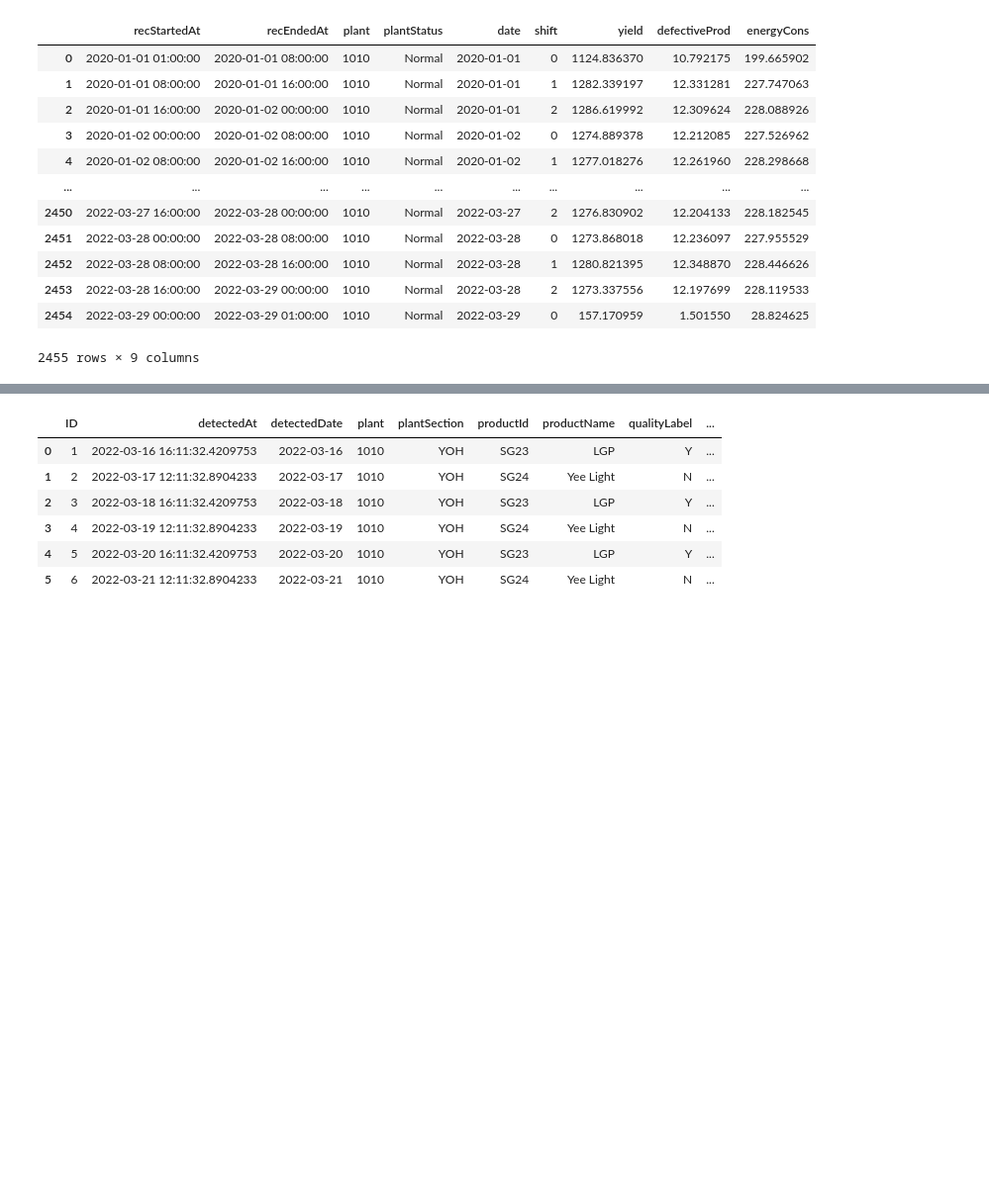
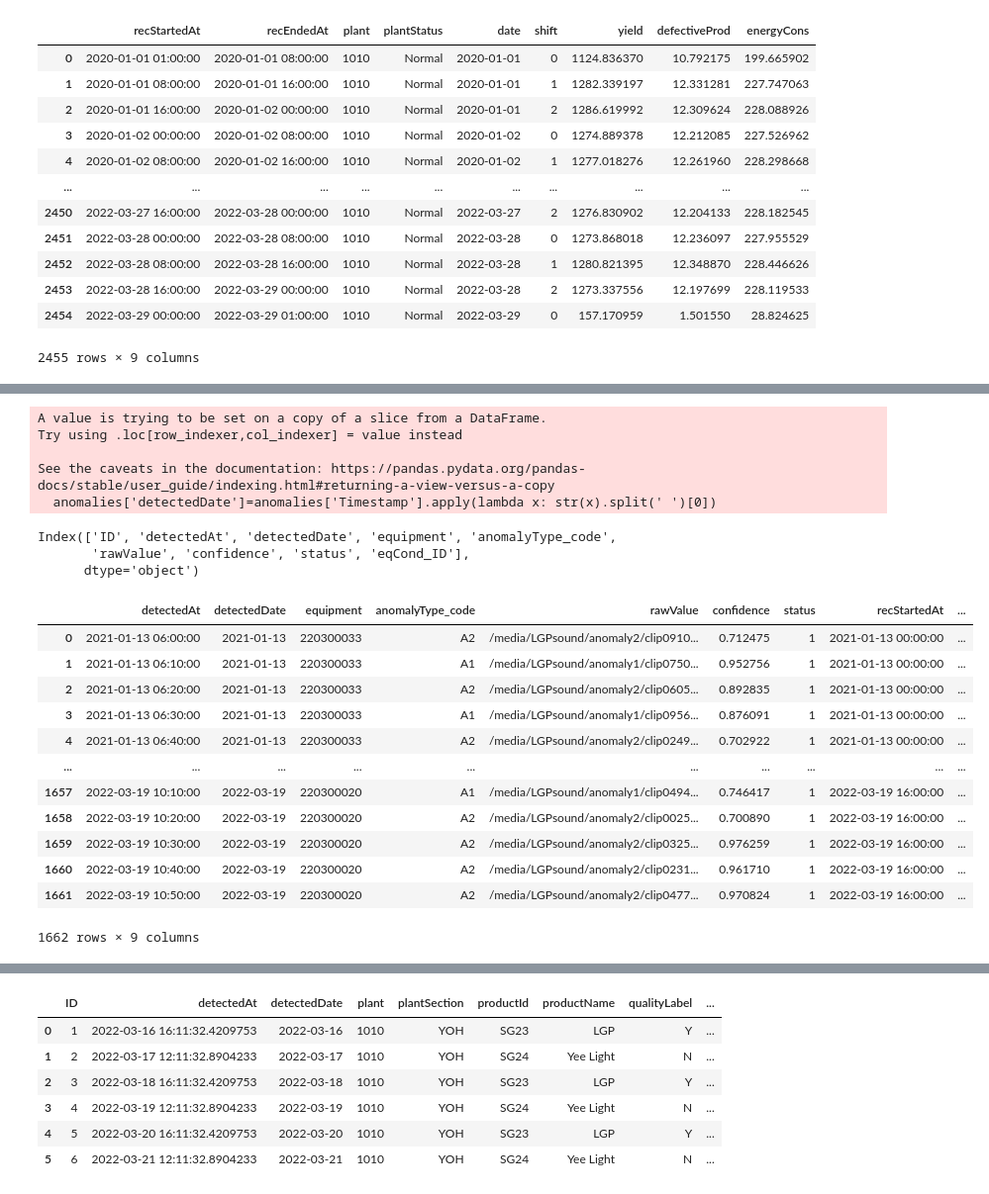
Before and after one commit to SAP-samples/btp-ai-sustainability-bootcamp, a Jupyter notebook: src/data-simulation/app_data_prep.ipynb, the cells around one changed output, grey strips where cells are left out. Shown at 99% size. Cells and saved outputs as stored; diff of their text form; code cells hidden in the pictures; blank space fills up the shorter version.

Commit message:
add sound anomalies csv records

```diff
--- a/src/data-simulation/app_data_prep.ipynb
+++ b/src/data-simulation/app_data_prep.ipynb
@@ -197,0 +240,73 @@ out1.to_csv(out1_path,index=False,sep=';')
+# %%
+anomalies['detectedDate']=anomalies['Timestamp'].apply(lambda x: str(x).split(' ')[0])
+# %% [output]
+A value is trying to be set on a copy of a slice from a DataFrame.
+Try using .loc[row_indexer,col_indexer] = value instead
+
+See the caveats in the documentation: https://pandas.pydata.org/pandas-docs/stable/user_guide/indexing.html#returning-a-view-versus-a-copy
+  anomalies['detectedDate']=anomalies['Timestamp'].apply(lambda x: str(x).split(' ')[0])
+# %%
+###V1
+import glob
+import random
+
+sound_list=glob.glob('../ai-models/predictive-maintenance/LGPsound/anomaly*/*.wav')
+
+detectedAt=[]
+detectedDate=[]
+equipment=[]
+rawValue=[]
+
+for idx,row in anomalies.iterrows():
+    for t in range(0,6):
+
+        clip='/'.join(random.choice(sound_list).split('/')[-2:])
+        rawValue.append('/media/LGPsound/{}'.format(clip))
+        detectedAt.append(row['Timestamp']+timedelta(minutes=10*t))
+        detectedDate.append(row['detectedDate'])
+        equipment.append(row['Machine'])
+
+
+
+ID=[i for i in range(1,len(rawValue)+1)]
+anomalyType_code=['A1'if c.split('/')[-2]=='anomaly1'  else 'A2' for c in rawValue ]
+confidence=[np.random.uniform(0.7,0.98) for i in rawValue]
+status=[1 for i  in rawValue]
+# %%
+t4.columns
+# %% [output]
+Index(['ID', 'detectedAt', 'detectedDate', 'equipment', 'anomalyType_code',
+       'rawValue', 'confidence', 'status', 'eqCond_ID'],
+      dtype='object')
+# %%
+out4=pd.DataFrame(data={'detectedAt':detectedAt \
+                       ,'detectedDate':detectedDate \
+                       ,'equipment':equipment \
+                       ,'anomalyType_code':anomalyType_code \
+                       ,'rawValue':rawValue \
+                       ,'confidence':confidence \
+                       ,'status':status \
+                       })
+# %%
+out4['recStartedAt']=0
+out4['hour']=out4['detectedAt'].apply(lambda x: x.hour)
+# %%
+out4.loc[out4['hour']<8,'recStartedAt']=out4.loc[out4['hour']<8,'detectedDate'].apply(lambda x: datetime.datetime.strptime(x, '%Y-%m-%d')+timedelta(hours=0))
+out4.loc[out4['hour']>=8,'recStartedAt']=out4.loc[out4['hour']>=8,'detectedDate'].apply(lambda x: datetime.datetime.strptime(x, '%Y-%m-%d')+timedelta(hours=8))
+out4.loc[out4['hour']>=8,'recStartedAt']=out4.loc[out4['hour']>=8,'detectedDate'].apply(lambda x: datetime.datetime.strptime(x, '%Y-%m-%d')+timedelta(hours=16))
+
+out4
+# %% [output]
+|  | detectedAt | detectedDate | equipment | anomalyType_code | rawValue | confidence | status | recStartedAt | ... |
+| 0 | 2021-01-13 06:00:00 | 2021-01-13 | 220300033 | A2 | /media/LGPsound/anomaly2/clip0910... | 0.712475 | 1 | 2021-01-13 00:00:00 | ... |
+| 1 | 2021-01-13 06:10:00 | 2021-01-13 | 220300033 | A1 | /media/LGPsound/anomaly1/clip0750... | 0.952756 | 1 | 2021-01-13 00:00:00 | ... |
+| 2 | 2021-01-13 06:20:00 | 2021-01-13 | 220300033 | A2 | /media/LGPsound/anomaly2/clip0605... | 0.892835 | 1 | 2021-01-13 00:00:00 | ... |
+| 3 | 2021-01-13 06:30:00 | 2021-01-13 | 220300033 | A1 | /media/LGPsound/anomaly1/clip0956... | 0.876091 | 1 | 2021-01-13 00:00:00 | ... |
+| 4 | 2021-01-13 06:40:00 | 2021-01-13 | 220300033 | A2 | /media/LGPsound/anomaly2/clip0249... | 0.702922 | 1 | 2021-01-13 00:00:00 | ... |
+| ... | ... | ... | ... | ... | ... | ... | ... | ... | ... |
+| 1657 | 2022-03-19 10:10:00 | 2022-03-19 | 220300020 | A1 | /media/LGPsound/anomaly1/clip0494... | 0.746417 | 1 | 2022-03-19 16:00:00 | ... |
+| 1658 | 2022-03-19 10:20:00 | 2022-03-19 | 220300020 | A2 | /media/LGPsound/anomaly2/clip0025... | 0.700890 | 1 | 2022-03-19 16:00:00 | ... |
+| 1659 | 2022-03-19 10:30:00 | 2022-03-19 | 220300020 | A2 | /media/LGPsound/anomaly2/clip0325... | 0.976259 | 1 | 2022-03-19 16:00:00 | ... |
+| 1660 | 2022-03-19 10:40:00 | 2022-03-19 | 220300020 | A2 | /media/LGPsound/anomaly2/clip0231... | 0.961710 | 1 | 2022-03-19 16:00:00 | ... |
+| 1661 | 2022-03-19 10:50:00 | 2022-03-19 | 220300020 | A2 | /media/LGPsound/anomaly2/clip0477... | 0.970824 | 1 | 2022-03-19 16:00:00 | ... |
+1662 rows × 9 columns
```
Also changed, not shown: parts of 23 cells of this notebook, 2 other files.
